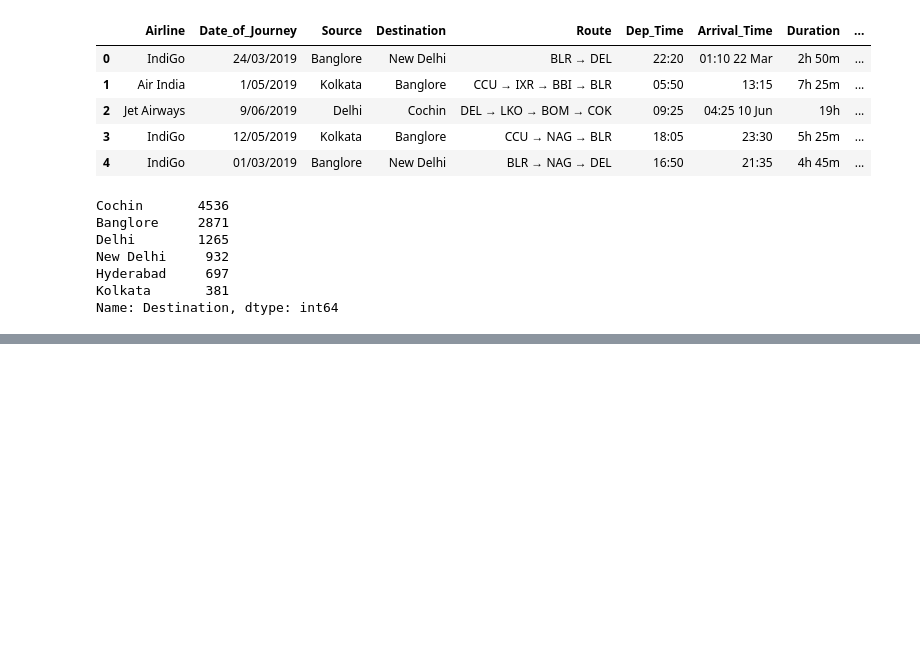
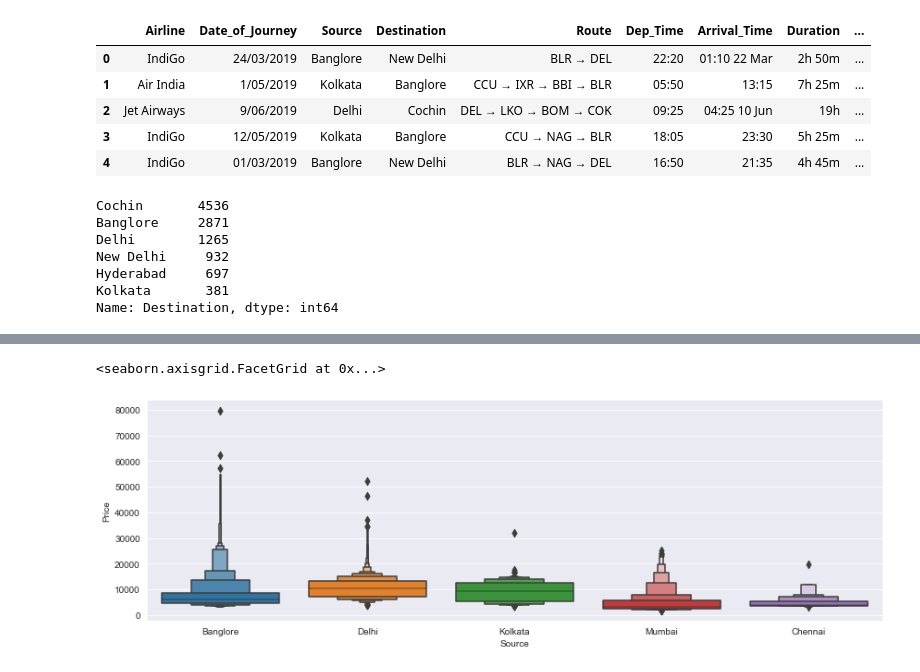
Before and after one commit to Zacharia23/Flight-Prediction, a Jupyter notebook: flight_prices.ipynb, the cells around one changed output, grey strips where cells are left out. Cells and saved outputs as stored; diff of their text form; code cells hidden in the pictures; blank space fills up the shorter version.

```diff
--- a/flight_prices.ipynb
+++ b/flight_prices.ipynb
@@ -31,0 +130,6 @@ Name: Destination, dtype: int64
+# %%
+# From Bangalore prices are slightly higher compared to other cities
+sns.catplot(x='Source',y='Price',data=train_data.sort_values('Price', ascending=False),kind='boxen',aspect=3,height=4)
+# %% [output]
+<seaborn.axisgrid.FacetGrid at 0x...>
+[figure, added]
```
Also changed, not shown: parts of 29 cells of this notebook, 2 other files.
